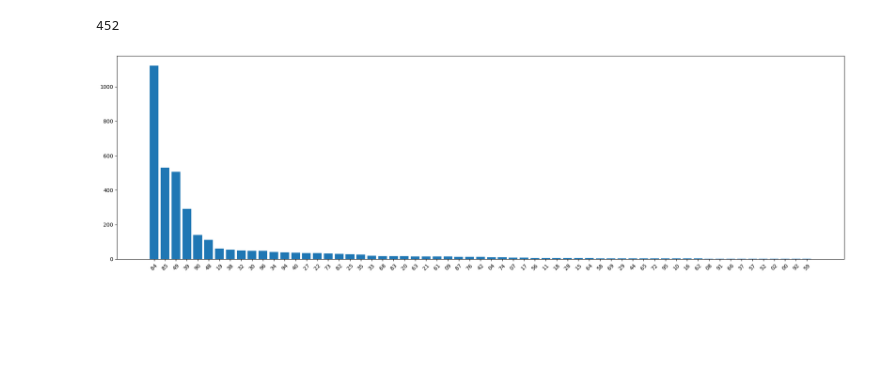
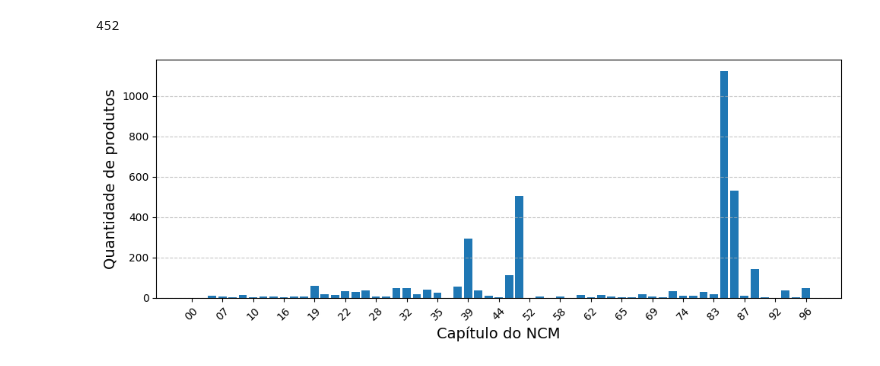
Before and after one commit to teichx/TCC, a Jupyter notebook: app/data.ipynb, the cells around one changed output. Drawn from its saved outputs; the diff is of its cells as text; code cells hidden in the pictures; blank space fills up the shorter version.

Commit message:
refactor: Images to display

```diff
--- a/app/data.ipynb
+++ b/app/data.ipynb
@@ -375,12 +424,19 @@ len(set(class_data.ncm))
 # %%
 from matplotlib import pyplot
 
 ncm_counts_class_data = class_data.ncm.str[:2].value_counts()
+ncm_counts_class_data = ncm_counts_class_data.sort_index(key=lambda x: x.astype(int))
 
-pyplot.figure(figsize=(20, 6))
-pyplot.bar(ncm_counts_class_data.index, ncm_counts_class_data.values)
-pyplot.xticks(rotation=45)
+
+pyplot.figure(figsize=(10, 4))
+pyplot.bar(ncm_counts_class_data.index, ncm_counts_class_data.values, width=0.8)
+pyplot.xticks(ticks=ncm_counts_class_data.index[::3], labels=ncm_counts_class_data.index[::3], rotation=45)
+pyplot.grid(axis='y', linestyle='--', alpha=0.7)
+pyplot.xlabel('Capítulo do NCM', fontsize=14)
+pyplot.ylabel('Quantidade de produtos', fontsize=14)
+
 pyplot.tight_layout()
+
 pyplot.show()
 # %% [output]
-[figure, old version]
+[figure, new version]
```
Also changed, not shown: parts of 8 cells of this notebook, 2 other files.
